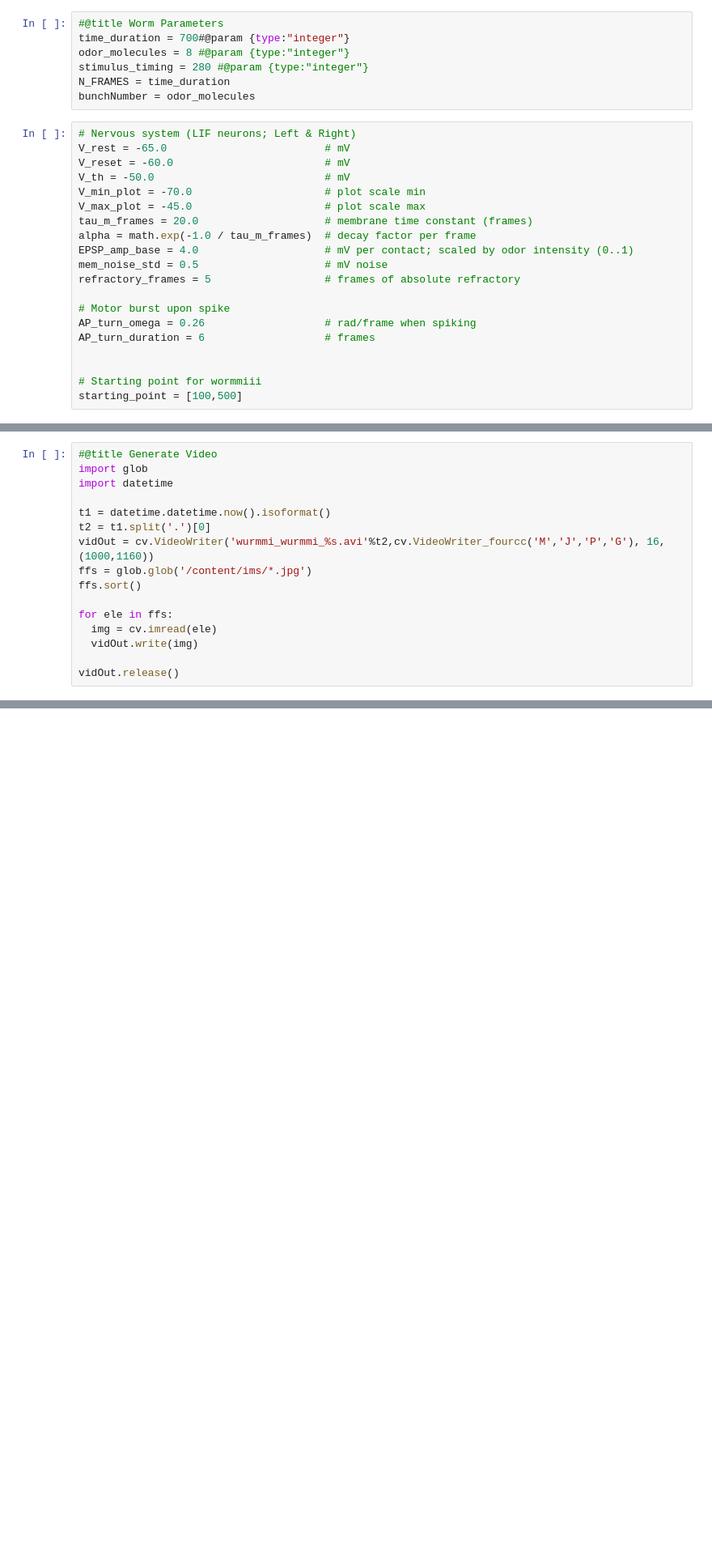
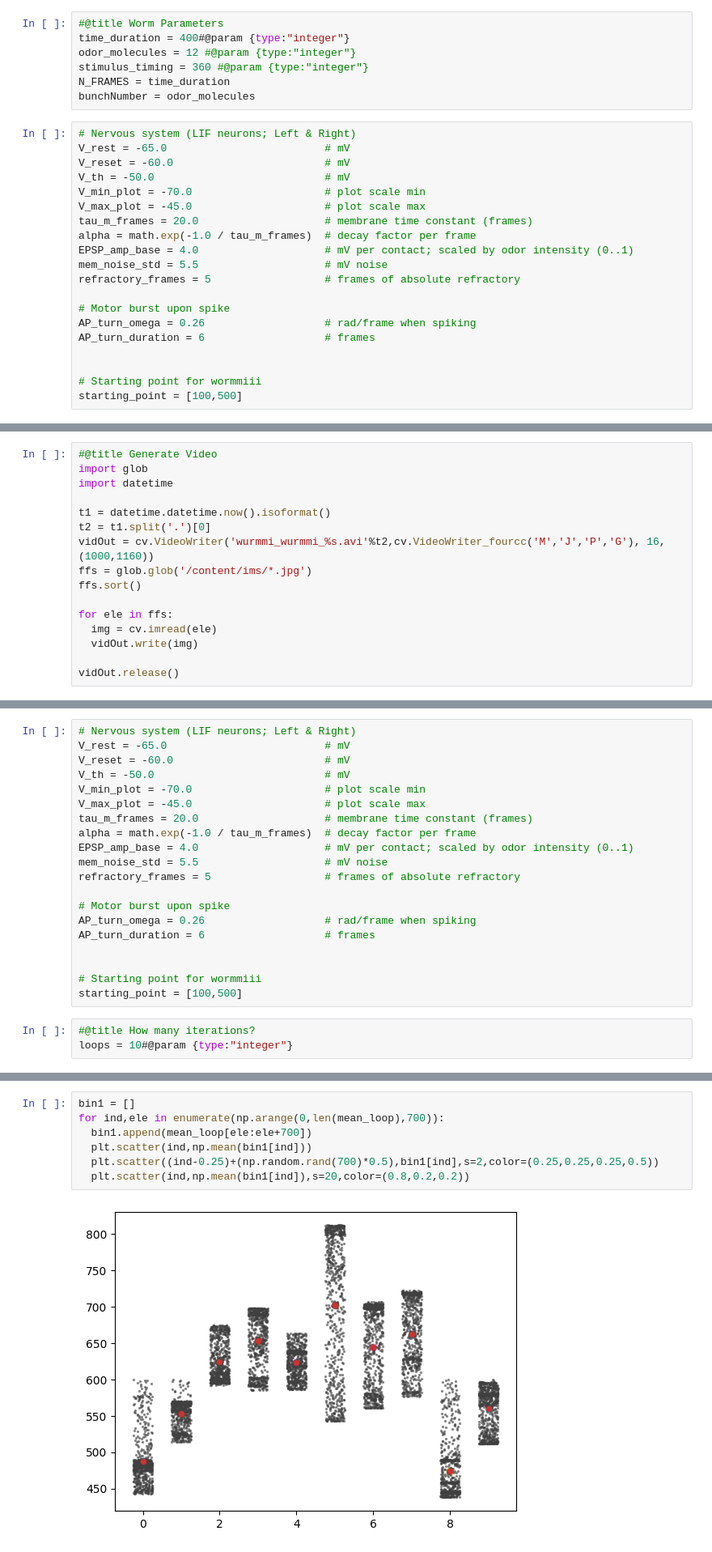
Before and after one commit to mattsmiths/biol470, a Jupyter notebook: week3/wormmi_wormmi_2026.ipynb, the cells around one changed output, grey strips where cells are left out. Shown at 81% size. Drawn from its saved outputs; the diff is of its cells as text; blank space fills up the shorter version.

Commit message:
updating with loop

```diff
--- a/week3/wormmi_wormmi_2026.ipynb
+++ b/week3/wormmi_wormmi_2026.ipynb
@@ -9,9 +9,9 @@ import cv2 as cv
 import shutil
 # %%
 #@title Worm Parameters
-time_duration = 700#@param {type:"integer"}
-odor_molecules = 8 #@param {type:"integer"}
-stimulus_timing = 280 #@param {type:"integer"}
+time_duration = 400#@param {type:"integer"}
+odor_molecules = 12 #@param {type:"integer"}
+stimulus_timing = 360 #@param {type:"integer"}
 N_FRAMES = time_duration
 bunchNumber = odor_molecules
 # %%
@@ -24,7 +24,7 @@ V_max_plot = -45.0                     # plot scale max
 tau_m_frames = 20.0                    # membrane time constant (frames)
 alpha = math.exp(-1.0 / tau_m_frames)  # decay factor per frame
 EPSP_amp_base = 4.0                    # mV per contact; scaled by odor intensity (0..1)
-mem_noise_std = 0.5                    # mV noise
+mem_noise_std = 5.5                    # mV noise
 refractory_frames = 5                  # frames of absolute refractory
 
 # Motor burst upon spike
@@ -459,0 +466,23 @@ plt.savefig('Mean_dist.png')
+# %%
+# Nervous system (LIF neurons; Left & Right)
+V_rest = -65.0                         # mV
+V_reset = -60.0                        # mV
+V_th = -50.0                           # mV
+V_min_plot = -70.0                     # plot scale min
+V_max_plot = -45.0                     # plot scale max
+tau_m_frames = 20.0                    # membrane time constant (frames)
+alpha = math.exp(-1.0 / tau_m_frames)  # decay factor per frame
+EPSP_amp_base = 4.0                    # mV per contact; scaled by odor intensity (0..1)
+mem_noise_std = 5.5                    # mV noise
+refractory_frames = 5                  # frames of absolute refractory
+
+# Motor burst upon spike
+AP_turn_omega = 0.26                   # rad/frame when spiking
+AP_turn_duration = 6                   # frames
+
+
+# Starting point for wormmiii
+starting_point = [100,500]
+# %%
+#@title How many iterations?
+loops = 10#@param {type:"integer"}
@@ -459,0 +888,9 @@ plt.savefig('Mean_dist.png')
+# %%
+bin1 = []
+for ind,ele in enumerate(np.arange(0,len(mean_loop),700)):
+  bin1.append(mean_loop[ele:ele+700])
+  plt.scatter(ind,np.mean(bin1[ind]))
+  plt.scatter((ind-0.25)+(np.random.rand(700)*0.5),bin1[ind],s=2,color=(0.25,0.25,0.25,0.5))
+  plt.scatter(ind,np.mean(bin1[ind]),s=20,color=(0.8,0.2,0.2))
+# %% [output]
+[figure, added]
```
Also changed, not shown: parts of 4 cells of this notebook.
